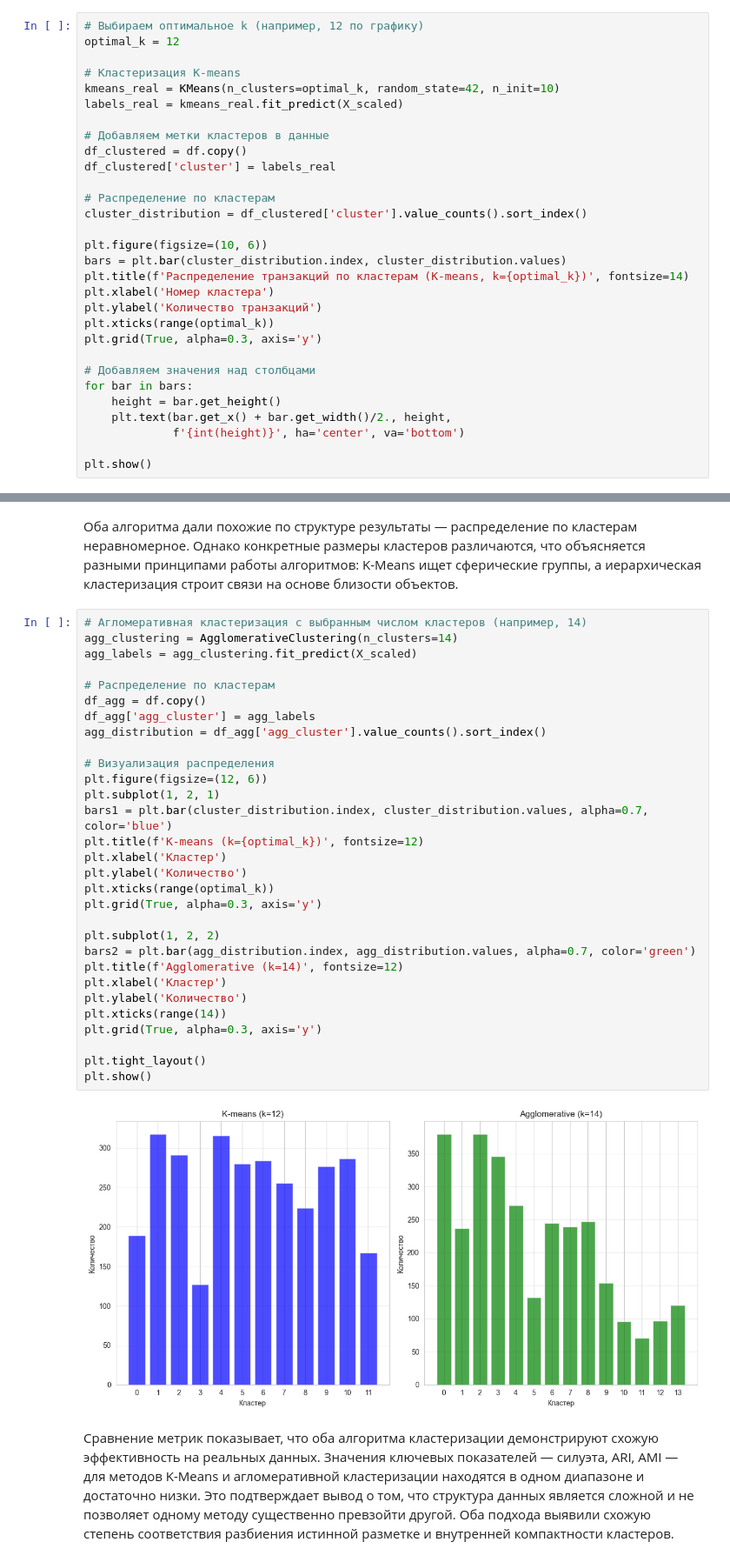
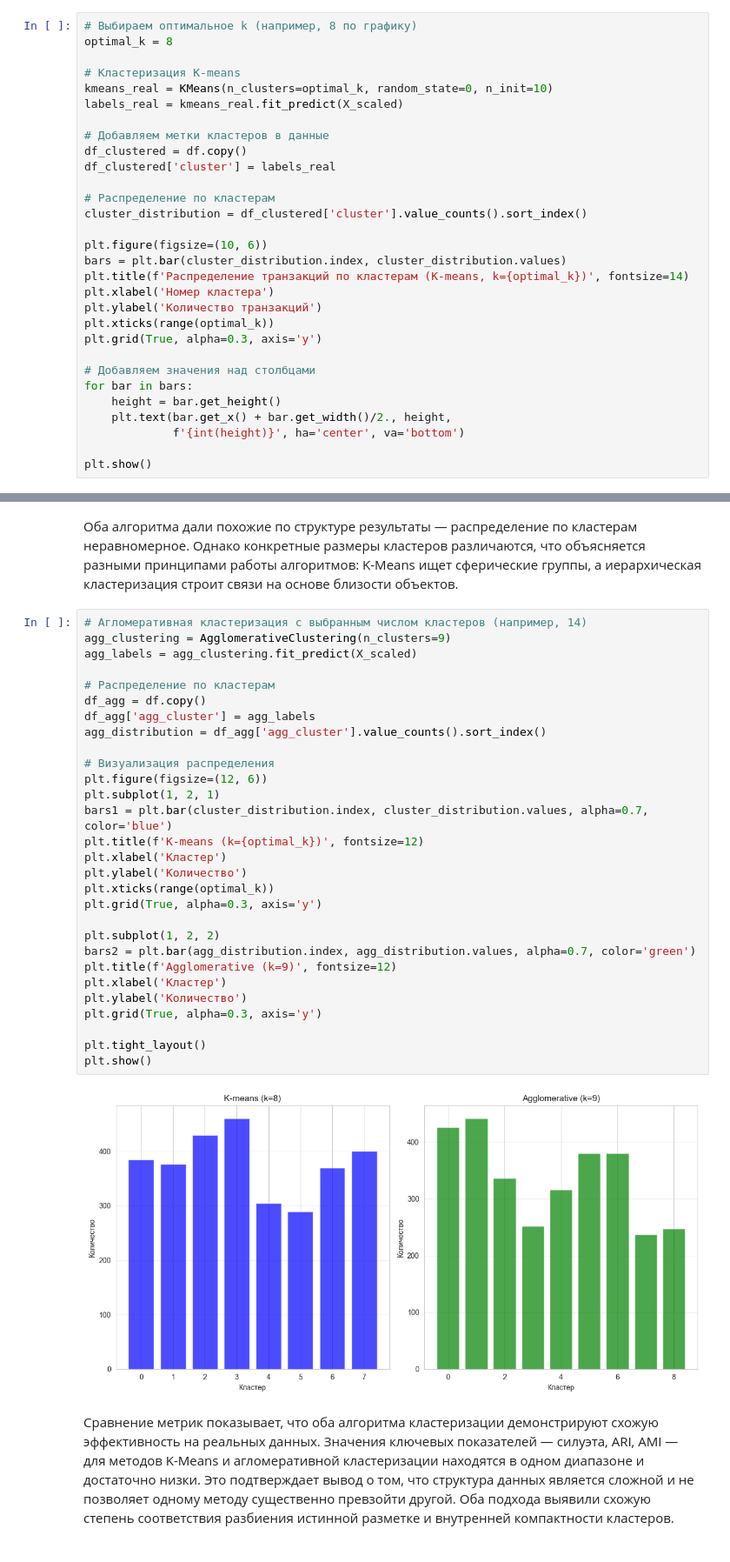
Before and after one commit to user000000000000000000000/LR4_Antonov_5, a Jupyter notebook: ЛР4_Антонов_5.ipynb, the cells around one changed output, grey strips where cells are left out. Shown at 87% size. Cells and saved outputs as stored; diff of their text form.

```diff
--- a/ЛР4_Антонов_5.ipynb
+++ b/ЛР4_Антонов_5.ipynb
@@ -535,9 +535,9 @@ plt.show()
 # %%
-# Выбираем оптимальное k (например, 12 по графику)
-optimal_k = 12
+# Выбираем оптимальное k (например, 8 по графику)
+optimal_k = 8
 
 # Кластеризация K-means
-kmeans_real = KMeans(n_clusters=optimal_k, random_state=42, n_init=10)
+kmeans_real = KMeans(n_clusters=optimal_k, random_state=0, n_init=10)
 labels_real = kmeans_real.fit_predict(X_scaled)
 
 # Добавляем метки кластеров в данные
@@ -642,36 +642,35 @@ plt.show()
 Оба алгоритма дали похожие по структуре результаты — распределение по кластерам неравномерное. Однако конкретные размеры кластеров различаются, что объясняется разными принципами работы алгоритмов: K-Means ищет сферические группы, а иерархическая кластеризация строит связи на основе близости объектов.
 # %%
 # Агломеративная кластеризация с выбранным числом кластеров (например, 14)
-agg_clustering = AgglomerativeClustering(n_clusters=14)
+agg_clustering = AgglomerativeClustering(n_clusters=9)
 agg_labels = agg_clustering.fit_predict(X_scaled)
 
 # Распределение по кластерам
 df_agg = df.copy()
 df_agg['agg_cluster'] = agg_labels
 agg_distribution = df_agg['agg_cluster'].value_counts().sort_index()
 
 # Визуализация распределения
 plt.figure(figsize=(12, 6))
 plt.subplot(1, 2, 1)
 bars1 = plt.bar(cluster_distribution.index, cluster_distribution.values, alpha=0.7, color='blue')
 plt.title(f'K-means (k={optimal_k})', fontsize=12)
 plt.xlabel('Кластер')
 plt.ylabel('Количество')
 plt.xticks(range(optimal_k))
 plt.grid(True, alpha=0.3, axis='y')
 
 plt.subplot(1, 2, 2)
 bars2 = plt.bar(agg_distribution.index, agg_distribution.values, alpha=0.7, color='green')
-plt.title(f'Agglomerative (k=14)', fontsize=12)
+plt.title(f'Agglomerative (k=9)', fontsize=12)
 plt.xlabel('Кластер')
 plt.ylabel('Количество')
-plt.xticks(range(14))
 plt.grid(True, alpha=0.3, axis='y')
 
 plt.tight_layout()
 plt.show()
 # %% [output]
-[figure, old version]
+[figure, new version]
 # %% [markdown]
 Сравнение метрик показывает, что оба алгоритма кластеризации демонстрируют схожую эффективность на реальных данных. Значения ключевых показателей — силуэта, ARI, AMI — для методов K-Means и агломеративной кластеризации находятся в одном диапазоне и достаточно низки. Это подтверждает вывод о том, что структура данных является сложной и не позволяет одному методу существенно превзойти другой. Оба подхода выявили схожую степень соответствия разбиения истинной разметке и внутренней компактности кластеров.
 # %%
```
Also changed, not shown: parts of 15 cells of this notebook.
